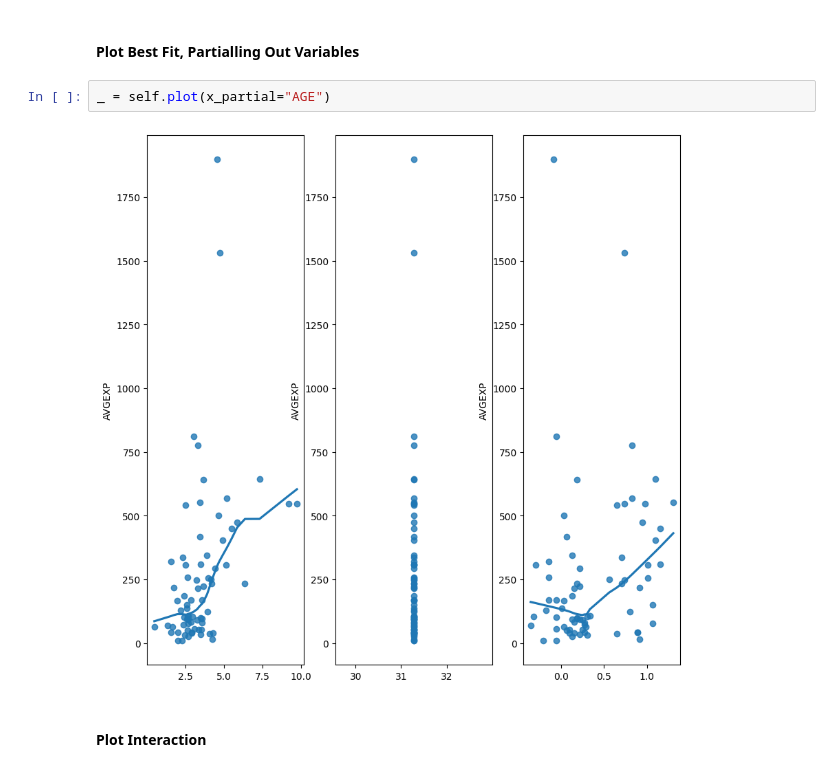
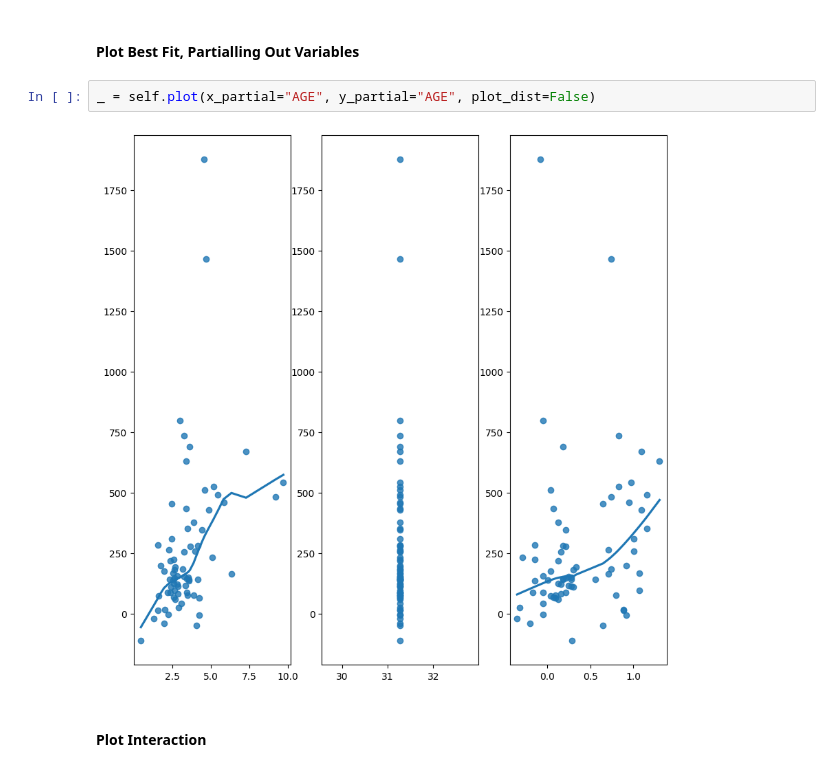
Before and after one commit to easlinger/glmax, a Jupyter notebook: examples/regression_moderation.ipynb, the cells around one changed output. Drawn from its saved outputs; the diff is of its cells as text.

```diff
--- a/examples/regression_moderation.ipynb
+++ b/examples/regression_moderation.ipynb
@@ -220,9 +220,9 @@ self = glmax.Moderation(file_path=data, model=fml)
 # %% [markdown]
 #### Plot Best Fit, Partialling Out Variables
 # %%
-_ = self.plot(x_partial="AGE")
+_ = self.plot(x_partial="AGE", y_partial="AGE", plot_dist=False)
 # %% [output]
-[figure, old version]
+[figure, new version]
 # %% [markdown]
 #### Plot Interaction
 # %%
```
Also changed, not shown: 1 other file.
